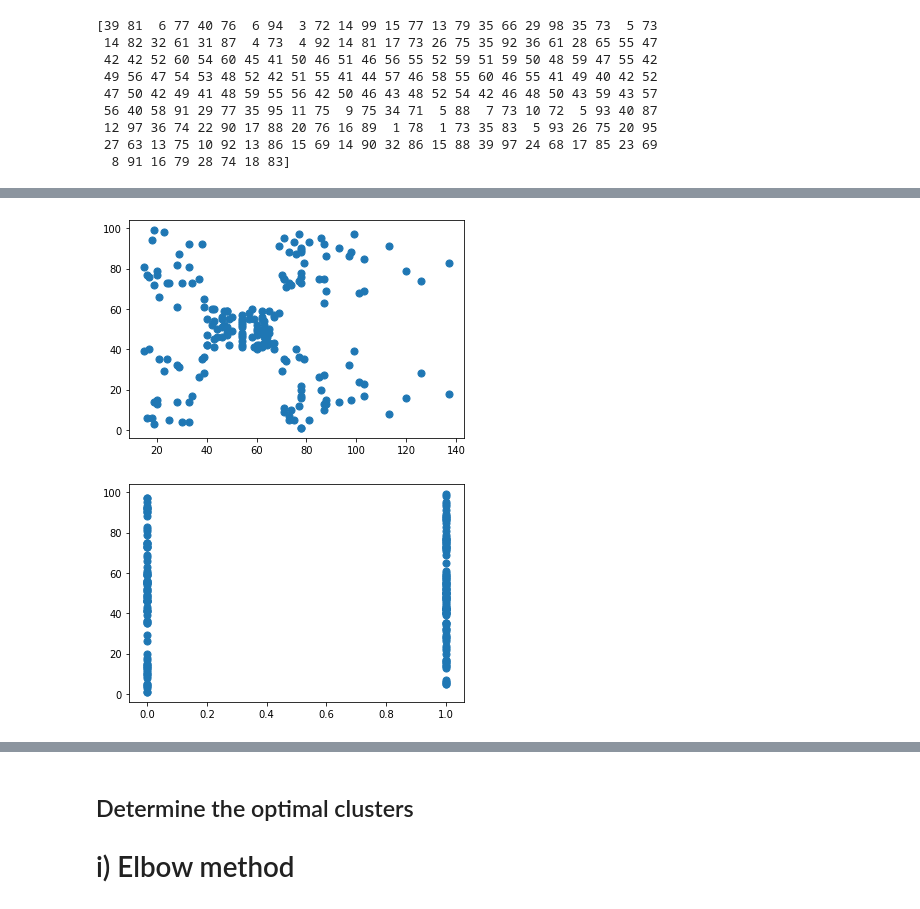
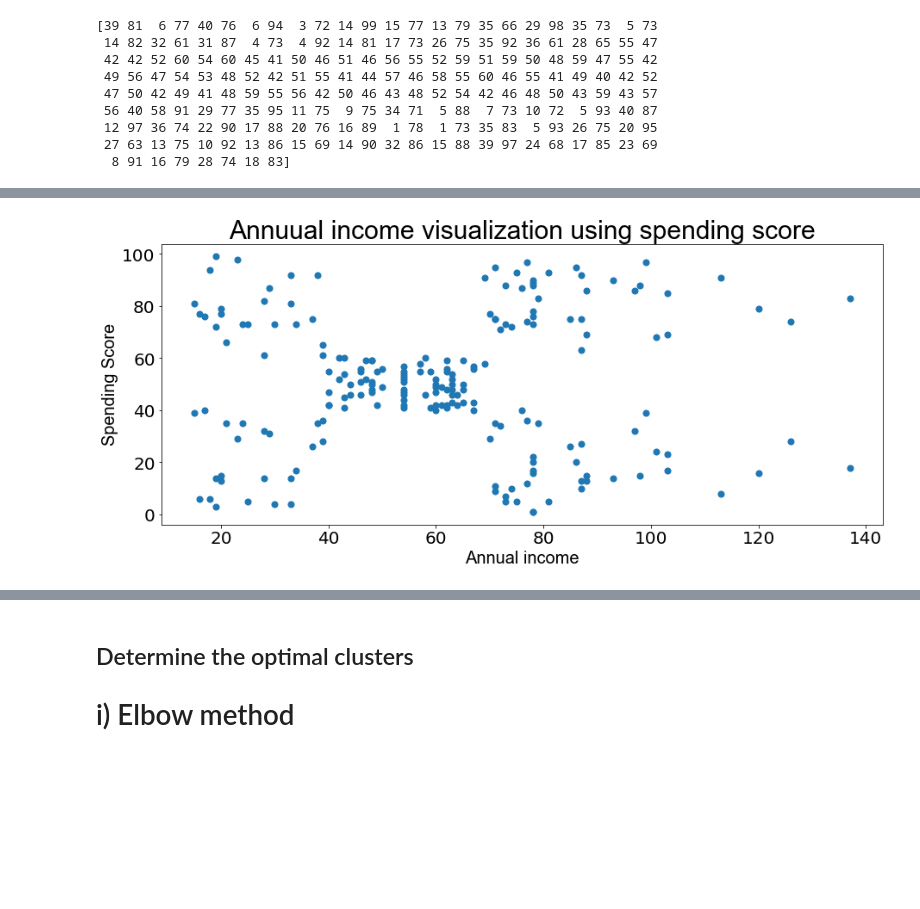
Before and after one commit to shivaayy/ML_PROJECT, a Jupyter notebook: customer_segmentation.ipynb, the cells around one changed output, grey strips where cells are left out. Cells and saved outputs as stored; diff of their text form; code cells hidden in the pictures; blank space fills up the shorter version.

Commit message:
clutered dataset

```diff
--- a/customer_segmentation.ipynb
+++ b/customer_segmentation.ipynb
@@ -3,7 +3,9 @@ import numpy as np
 import pandas as pd
 
 import matplotlib.pyplot as plt
+%matplotlib inline
 
+plt.rcParams["figure.figsize"] = (15,6)
 # importing dataset file
 dataset = pd.read_csv("Mall_Customers.csv")
 
@@ -99,10 +106,10 @@ plt.show()
 # %%
 plt.scatter(np.array(dataset["Annual Income (k$)"]),np.array(dataset["Spending Score (1-100)"]),s=50)
+plt.title("Annuual income visualization using spending score",family="Arial",fontsize=30,color="black")
+plt.xlabel("Annual income",family="Arial",fontsize=20,color="black")
+plt.ylabel("Spending Score",family="Arial",fontsize=20,color="black")
+plt.xticks(fontsize=20,color="black")
+plt.yticks(fontsize=20,color="black")
 plt.show()
 # %% [output]
-[figure, old version]
+[figure, new version]
-# %%
-plt.scatter(np.array(dataset["Gender"]),np.array(dataset["Spending Score (1-100)"]),s=50)
-plt.show()
-# %% [output]
-[figure, removed]
```
Also changed, not shown: parts of 21 cells of this notebook.
